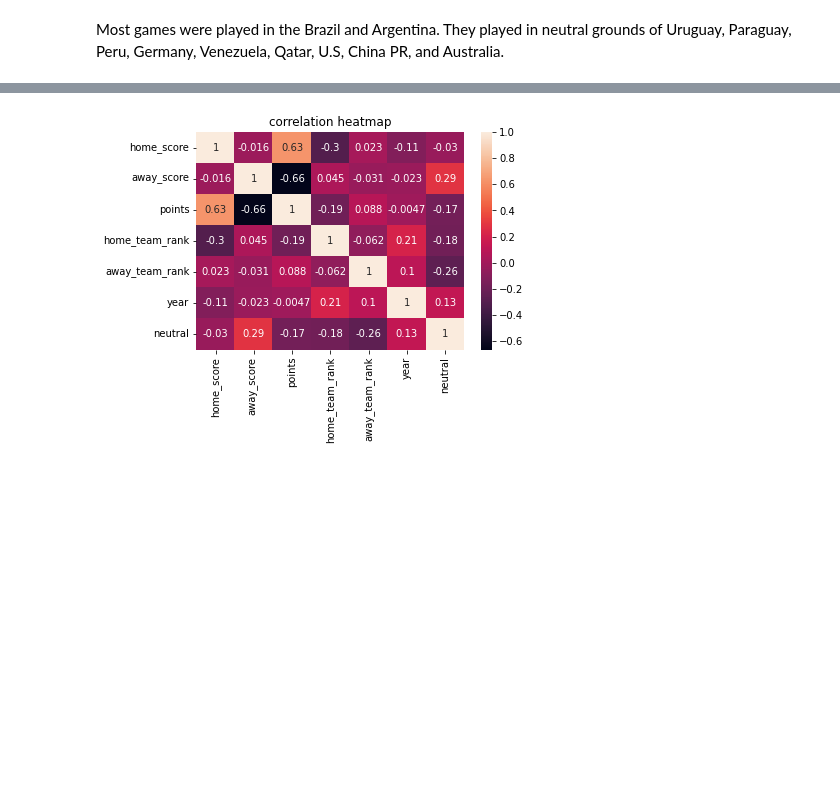
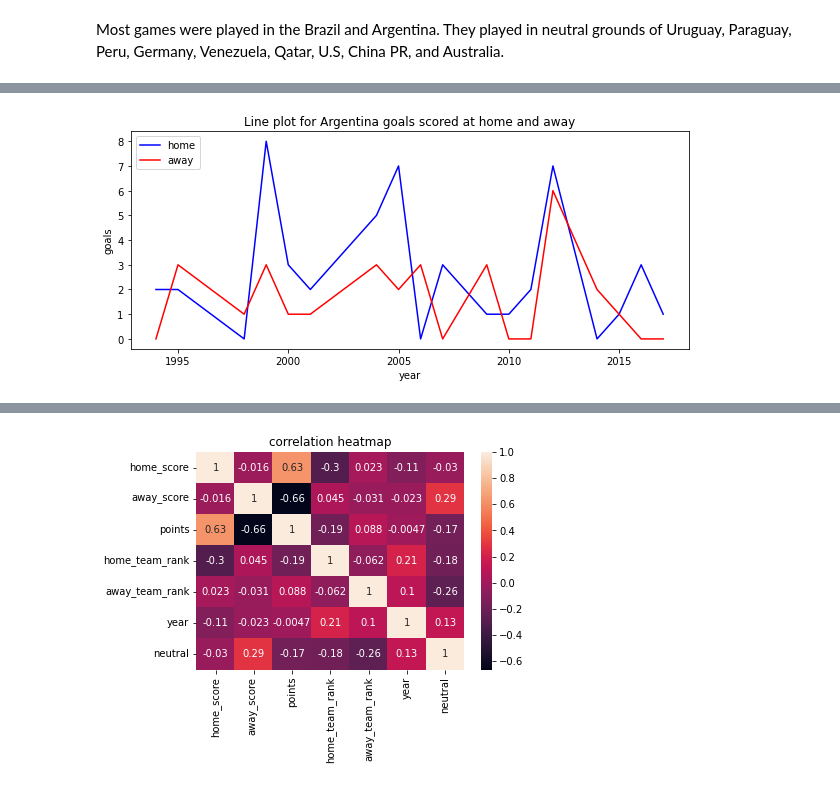
Before and after one commit to Magguire/Magguire, a Jupyter notebook: module_2_core_week_I_ip.ipynb, the cells around one changed output, grey strips where cells are left out. Cells and saved outputs as stored; diff of their text form; code cells hidden in the pictures; blank space fills up the shorter version.

```diff
--- a/module_2_core_week_I_ip.ipynb
+++ b/module_2_core_week_I_ip.ipynb
@@ -625,0 +635,18 @@ They played in neutral grounds of Uruguay, Paraguay, Peru, Germany, Venezuela, Q
+# %%
+# Bivariate analysis
+argentina = df[(df['home_team'] == 'Argentina') | (df['away_team'] == 'Argentina')]
+arg = df.groupby('year', as_index=False)['home_score', 'away_score'].sum()
+year = arg['year']
+home = arg['home_score']
+away = arg['away_score']
+
+plt.figure(figsize=(10,4))
+plt.plot(year, home, color='blue', label='home')
+plt.plot(year, away, color='red', label='away')
+plt.legend(loc='upper left')
+plt.title('Line plot for Argentina goals scored at home and away')
+plt.xlabel('year')
+plt.ylabel('goals')
+plt.show()
+# %% [output]
+[figure, added]
```
Also changed, not shown: parts of 30 cells of this notebook.
